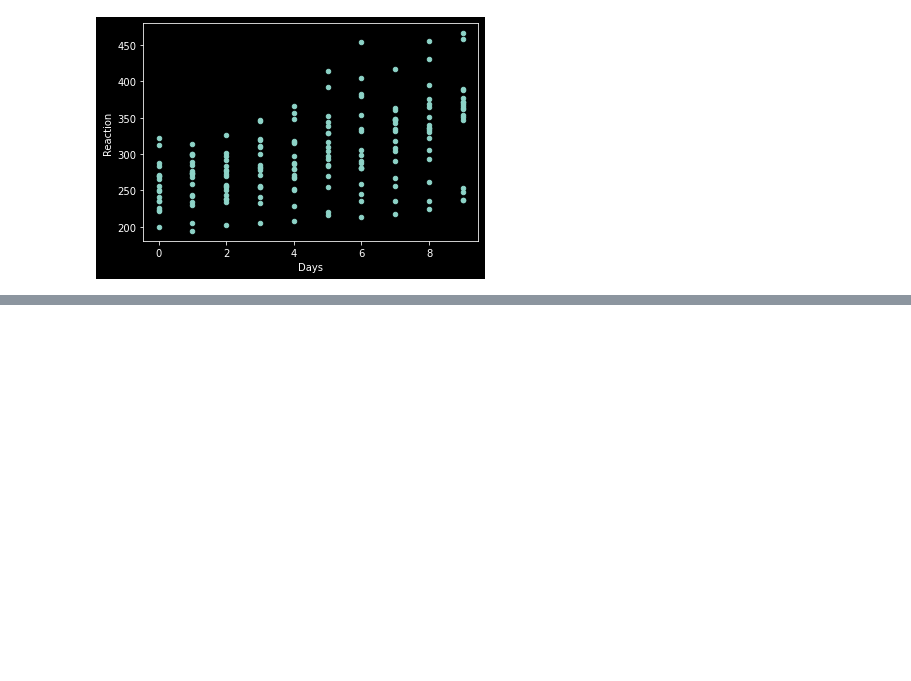
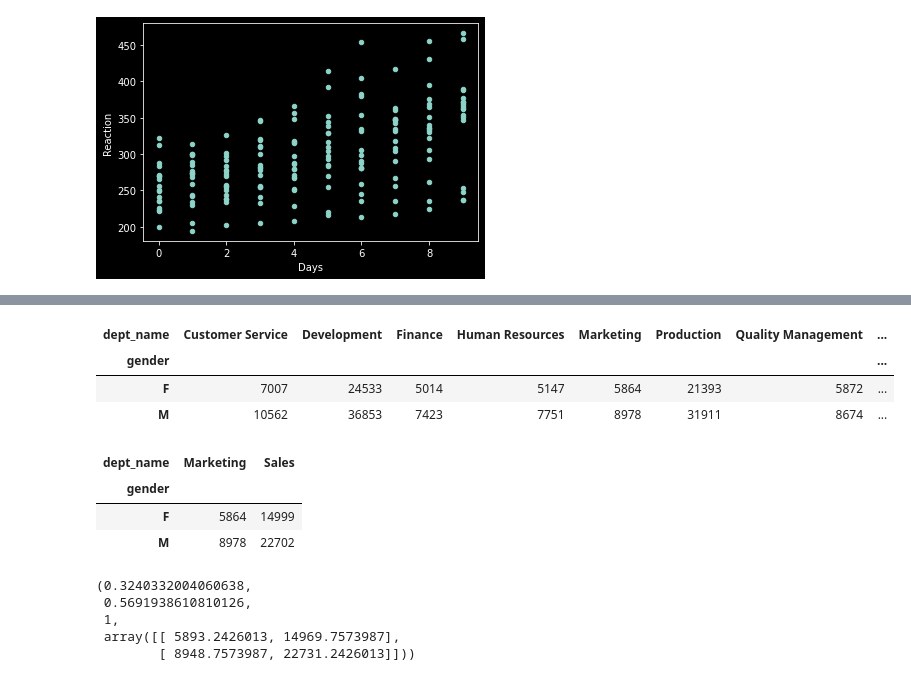
Before and after one commit to Ken-Alviola/statistics-exercises, a Jupyter notebook: hypothesis_testing.ipynb, the cells around one changed output, grey strips where cells are left out. Saved outputs shown, nothing was run; the diff lists cells and outputs as text; code cells hidden in the pictures; blank space fills up the shorter version.

```diff
--- a/hypothesis_testing.ipynb
+++ b/hypothesis_testing.ipynb
@@ -430,0 +558,27 @@ sleep.plot.scatter('Days','Reaction')
+# %%
+# - Is an employee's gender independent of whether an employee works in sales or marketing?
+# (only look at current employees)
+observed = pd.crosstab(dept.gender, dept.dept_name)
+observed
+# %% [output]
+| dept_name | Customer Service | Development | Finance | Human Resources | Marketing | Production | Quality Management | ... |
+| gender |  |  |  |  |  |  |  | ... |
+| F | 7007 | 24533 | 5014 | 5147 | 5864 | 21393 | 5872 | ... |
+| M | 10562 | 36853 | 7423 | 7751 | 8978 | 31911 | 8674 | ... |
+# %%
+observed = observed.drop(columns=['Production','Customer Service','Development','Finance','Human Resources','Quality Management','Research'])
+observed
+# %% [output]
+| dept_name | Marketing | Sales |
+| gender |  |  |
+| F | 5864 | 14999 |
+| M | 8978 | 22702 |
+# %%
+chi2, p, degf, expected = stats.chi2_contingency(observed)
+chi2, p,degf, expected
+# %% [output]
+(0.3240332004060638,
+ 0.5691938610810126,
+ 1,
+ array([[ 5893.2426013, 14969.7573987],
+        [ 8948.7573987, 22731.2426013]]))
```
Also changed, not shown: parts of 11 cells of this notebook.
